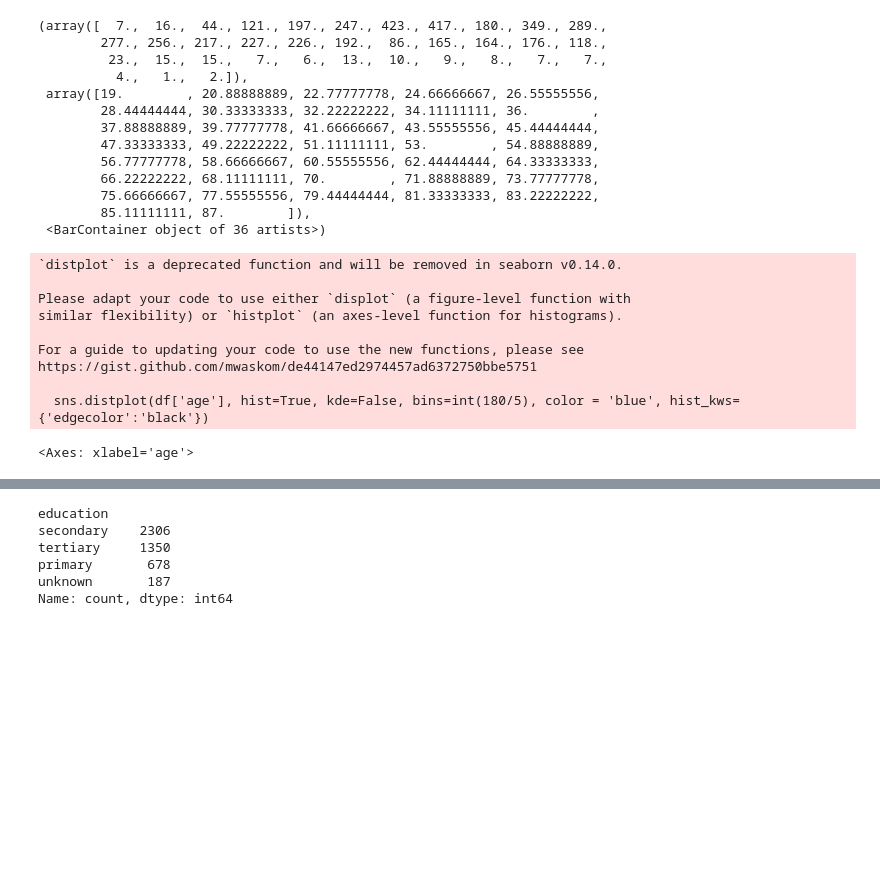
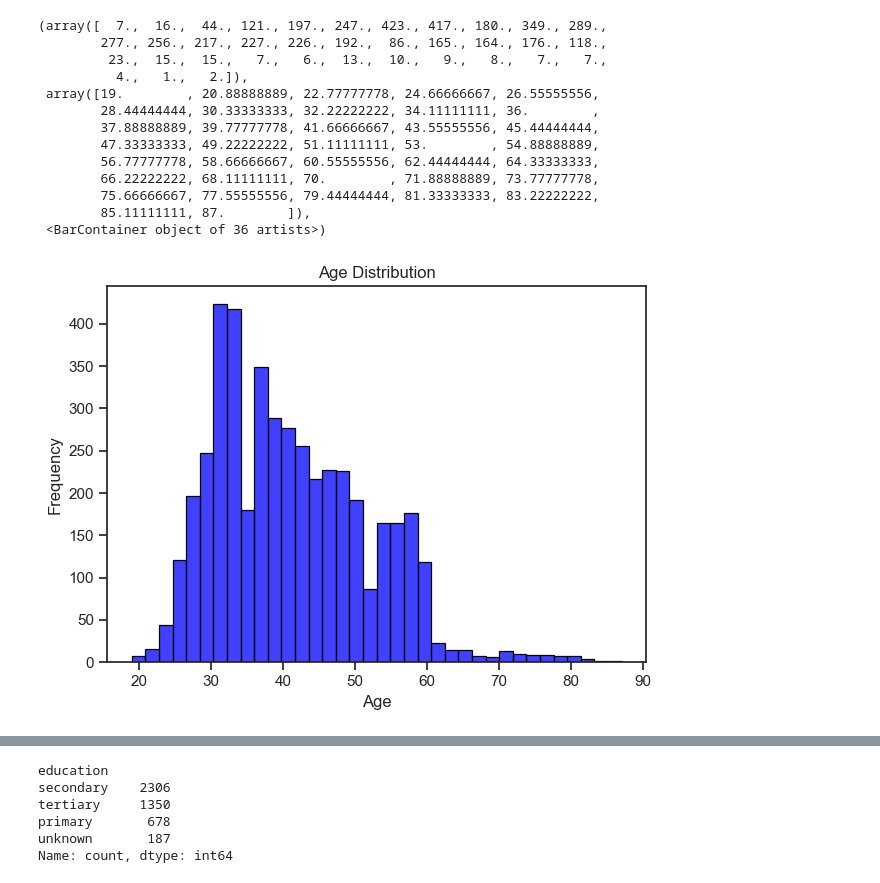
Before and after one commit to kexin0221/BigDataDevelopment, a Jupyter notebook: Lesson06/Exercise01.ipynb, the cells around one changed output, grey strips where cells are left out. Cells and saved outputs as stored; diff of their text form; code cells hidden in the pictures; blank space fills up the shorter version.

```diff
--- a/Lesson06/Exercise01.ipynb
+++ b/Lesson06/Exercise01.ipynb
@@ -1,16 +1,12 @@
 # %% [markdown]
 ## Exercise 1: Identify the Target Variable and Related KPIs from the Given Data for the Business Problem
 # %%
-from seaborn import barplot
+from nltk.app.nemo_app import colors
 %matplotlib inline
-import numpy as np
 import pandas as pd
 import seaborn as sns
-import time
-import re
-import os
 import matplotlib.pyplot as plt
-sns.set(style="ticks")
+sns.set_theme(style="ticks")
 # %%
 df = pd.read_csv('bank.csv', sep=';')
 df.head(5)
@@ -73,16 +69,18 @@ plt.hist(df['age'], color = 'grey', edgecolor = 'black', bins = int(180/5))
  <BarContainer object of 36 artists>)
 # %%
 # histogram for age (using seaborn)
-sns.distplot(df['age'], hist=True, kde=False, bins=int(180/5), color = 'blue', hist_kws={'edgecolor':'black'})
+sns.histplot(
+    df['age'],
+    kde=False,
+    bins=int(180/5),
+    color = 'blue',
+    edgecolor='black'
+)
+plt.title('Age Distribution')
+plt.xlabel('Age')
+plt.ylabel('Frequency')
+plt.tight_layout()
+plt.show()
 # %% [output]
-`distplot` is a deprecated function and will be removed in seaborn v0.14.0.
-
-Please adapt your code to use either `displot` (a figure-level function with
-similar flexibility) or `histplot` (an axes-level function for histograms).
-
-For a guide to updating your code to use the new functions, please see
-https://gist.github.com/mwaskom/de44147ed2974457ad6372750bbe5751
-
-  sns.distplot(df['age'], hist=True, kde=False, bins=int(180/5), color = 'blue', hist_kws={'edgecolor':'black'})
-<Axes: xlabel='age'>
+[figure, added]
 # %%
```
Also changed, not shown: parts of 4 cells of this notebook, 1 other file.
